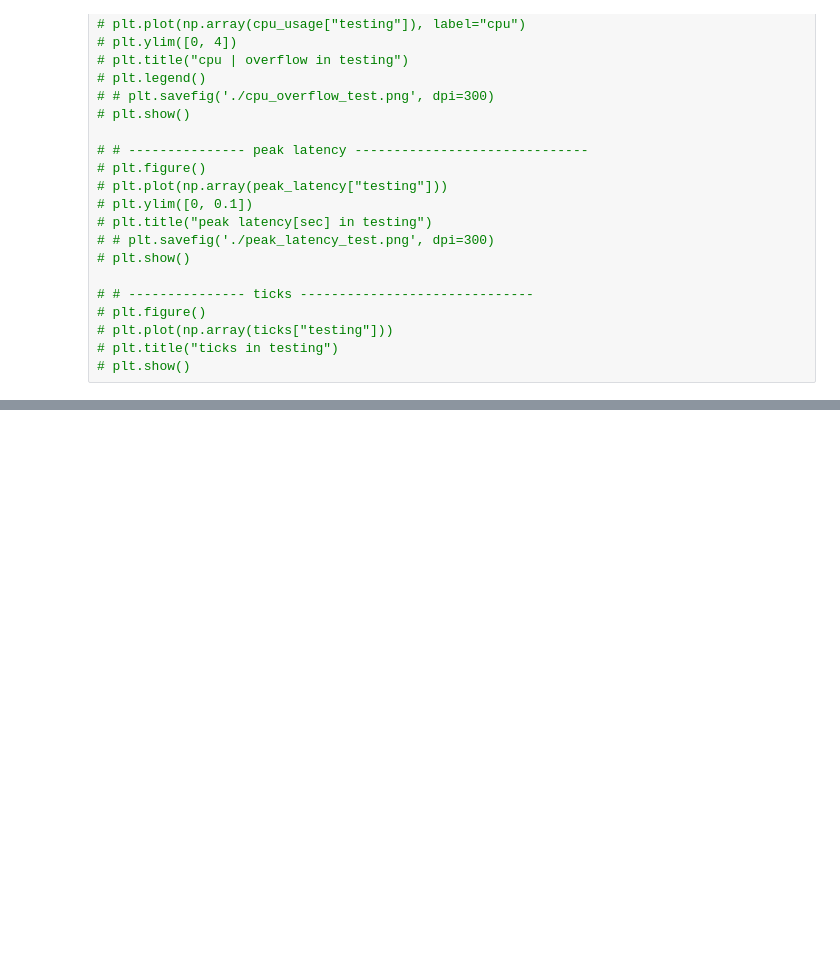
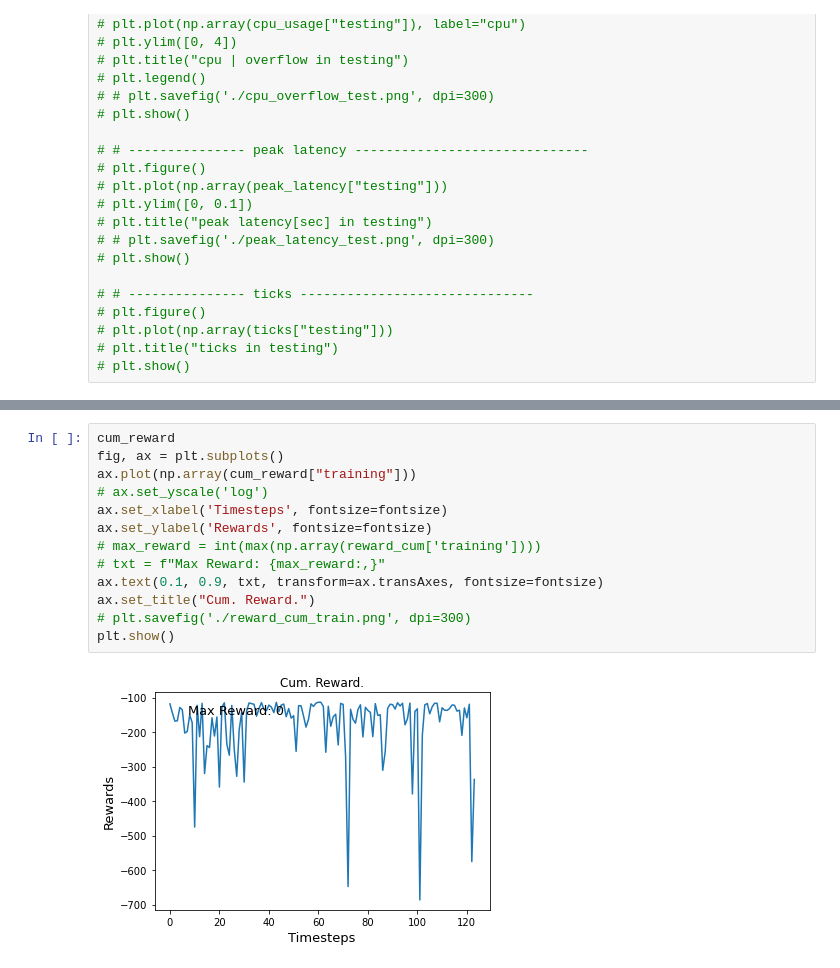
Before and after one commit to psotoarenas/RL_autoscalers_dynasim, a Jupyter notebook: plot_notebooks/dynamicsim_ai_plots_wandb.ipynb, the cells around one changed output, grey strips where cells are left out. Saved outputs shown, nothing was run; the diff lists cells and outputs as text; blank space fills up the shorter version.

Commit message:
training seed and testing behavior

```diff
--- a/plot_notebooks/dynamicsim_ai_plots_wandb.ipynb
+++ b/plot_notebooks/dynamicsim_ai_plots_wandb.ipynb
@@ -351,0 +352,15 @@ Percentage of SLO violations: 0.08%
+# %%
+cum_reward
+fig, ax = plt.subplots()
+ax.plot(np.array(cum_reward["training"]))
+# ax.set_yscale('log')
+ax.set_xlabel('Timesteps', fontsize=fontsize)
+ax.set_ylabel('Rewards', fontsize=fontsize)
+# max_reward = int(max(np.array(reward_cum['training'])))
+# txt = f"Max Reward: {max_reward:,}"
+ax.text(0.1, 0.9, txt, transform=ax.transAxes, fontsize=fontsize)
+ax.set_title("Cum. Reward.")
+# plt.savefig('./reward_cum_train.png', dpi=300)
+plt.show()
+# %% [output]
+[figure, added]
```
Also changed, not shown: parts of 9 cells of this notebook, 4 other files.
